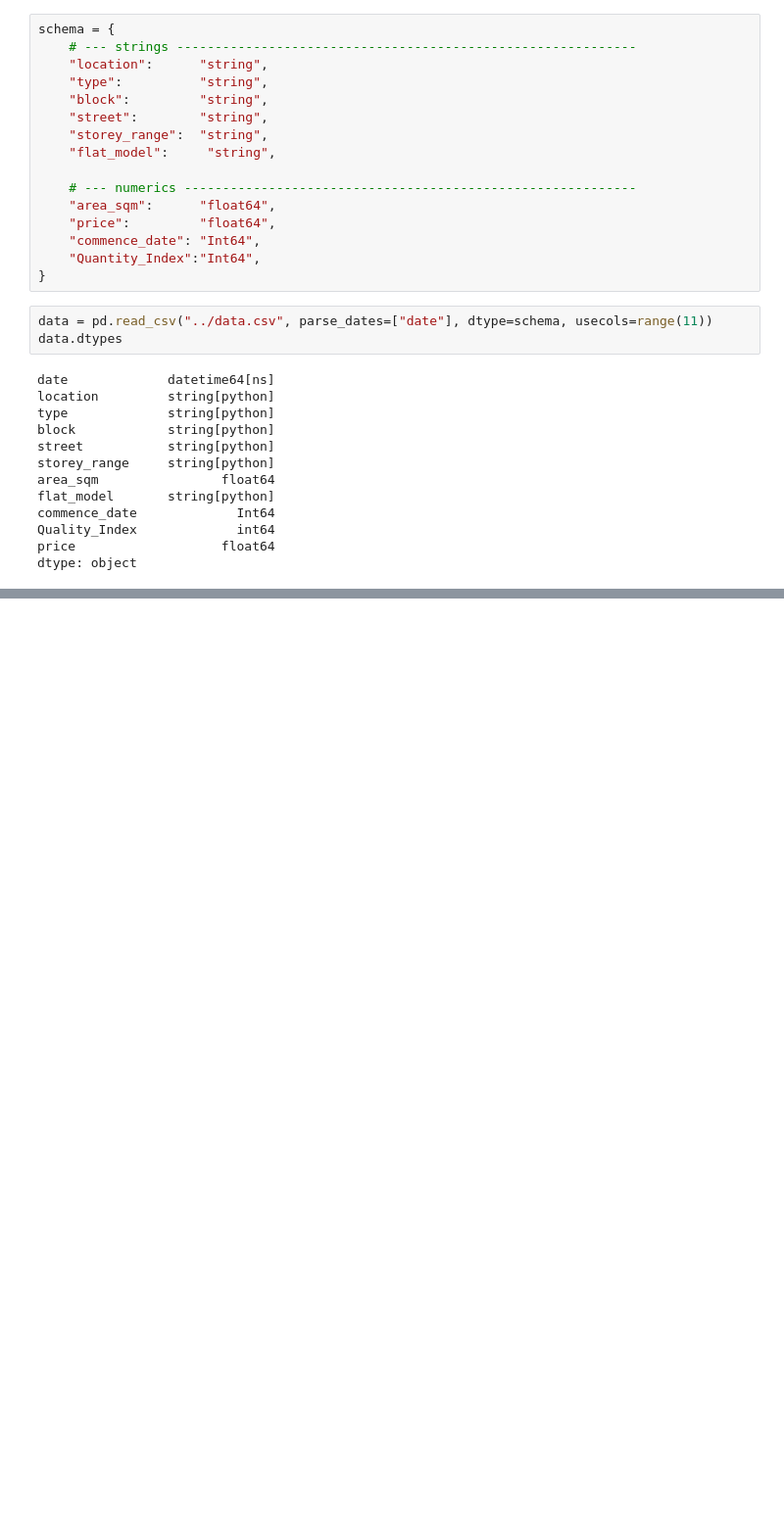
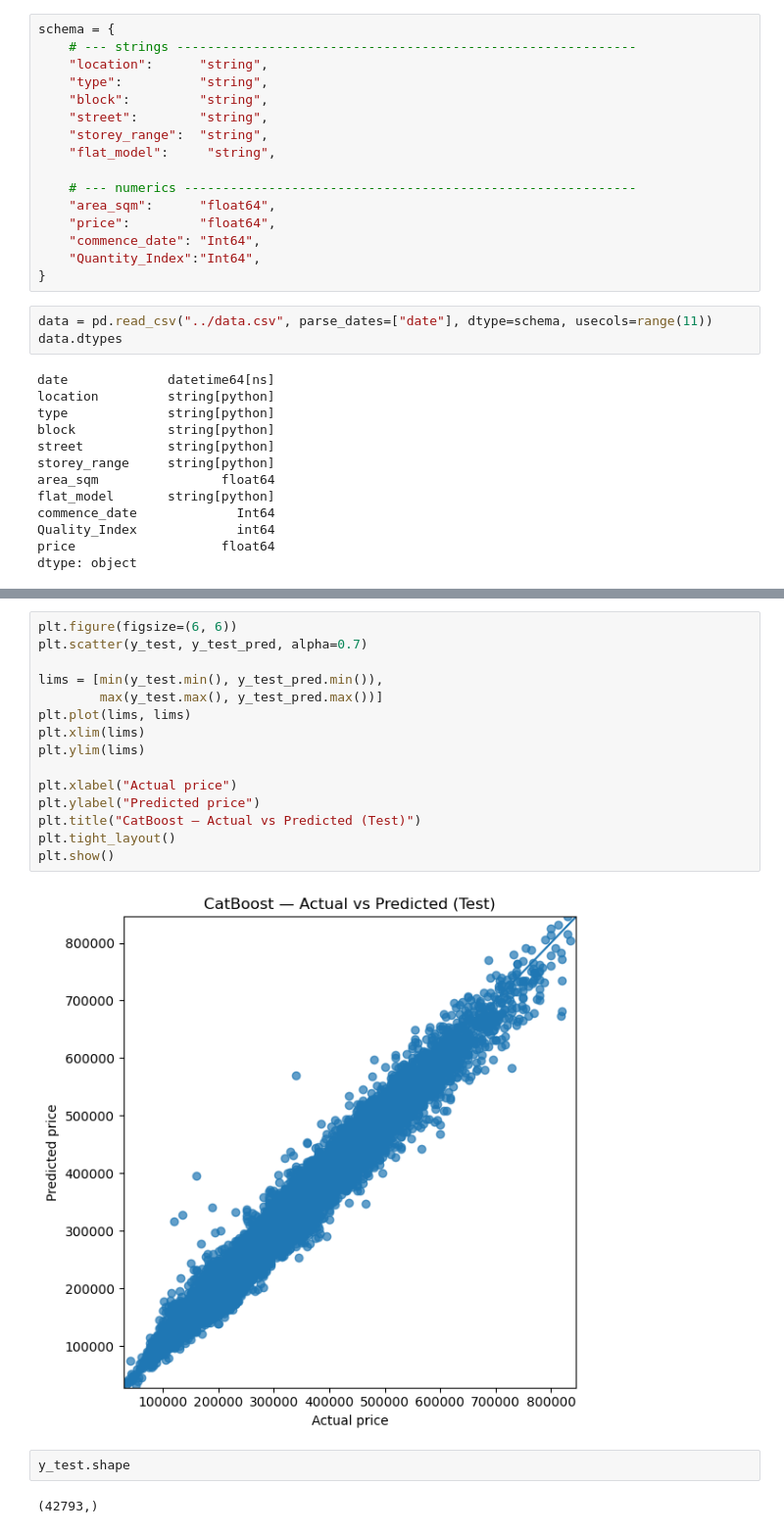
Before and after one commit to SalmanAlfarisi5/HousingPrice, a Jupyter notebook: Models/CatBoost.ipynb, the cells around one changed output, grey strips where cells are left out. Shown at 98% size. Drawn from its saved outputs; the diff is of its cells as text; blank space fills up the shorter version.

```diff
--- a/Models/CatBoost.ipynb
+++ b/Models/CatBoost.ipynb
@@ -50,0 +102,21 @@ data.head()
+# %%
+plt.figure(figsize=(6, 6))
+plt.scatter(y_test, y_test_pred, alpha=0.7)
+
+lims = [min(y_test.min(), y_test_pred.min()),
+        max(y_test.max(), y_test_pred.max())]
+plt.plot(lims, lims)
+plt.xlim(lims)
+plt.ylim(lims)
+
+plt.xlabel("Actual price")
+plt.ylabel("Predicted price")
+plt.title("CatBoost — Actual vs Predicted (Test)")
+plt.tight_layout()
+plt.show()
+# %% [output]
+[figure, added]
+# %%
+y_test.shape
+# %% [output]
+(42793,)
```
Also changed, not shown: parts of 3 cells of this notebook, 5 other files.
